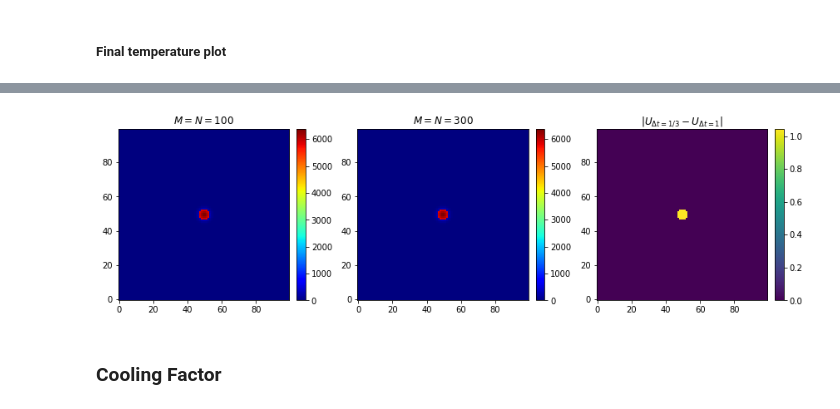
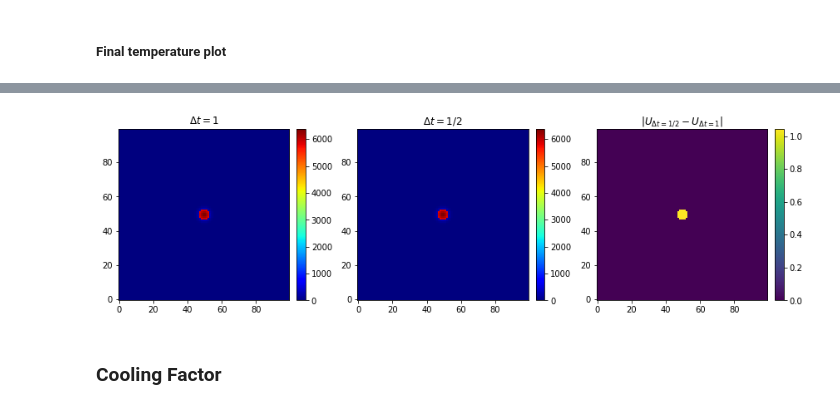
Before and after one commit to dsanmartin/INF383-PJ, a Jupyter notebook: model.ipynb, the cells around one changed output, grey strips where cells are left out. Cells and saved outputs as stored; diff of their text form; code cells hidden in the pictures.

```diff
--- a/model.ipynb
+++ b/model.ipynb
@@ -145,16 +139,16 @@ def temperatureFocus(M, N):
     temperature = temperature + A * 600
     return temperature, A
 # %%
-def temperatureFocus2(M, N, radius=20):
+def temperatureFocus2(M, N, radius=20, dom=1, shape=-1000):
     # Initial trees burning
     tree = np.zeros((M,N))
     tree[M//2, N//2] = 1
     tree[M//2+1, N//2] = 1
     # Initial temperature
-    x = np.linspace(0, 1, N)
-    y = np.linspace(0, 1, M)
+    x = np.linspace(0, dom, N)
+    y = np.linspace(0, dom, M)
     X, Y = np.meshgrid(x, y)
-    temperature = 1e3*np.exp(-1000*((X-.5)**2 + (Y-.5)**2))
+    temperature = 1e3*np.exp(shape*((X-dom/2)**2 + (Y-dom/2)**2))
     #temperature = np.zeros((M,N))
     #temperature = temperature + tree * 600
     fuel = np.zeros((M,N))
@@ -719,16 +700,16 @@ print(np.max(Tzt2[-1]))
 plt.figure(figsize=(12, 14))
 plt.subplot(1, 3, 1)
 plt.imshow(Tzt1[-1], origin="lower", cmap=plt.cm.jet)
-plt.title(r"$M=N=100$")
+plt.title(r"$\Delta t = 1$")
 plt.colorbar(fraction=0.046, pad=0.04)
 plt.subplot(1, 3, 2)
 plt.imshow(Tzt2[-1], origin="lower", cmap=plt.cm.jet)
-plt.title(r"$M=N=300$")
+plt.title(r"$\Delta t = 1/2$")
 plt.colorbar(fraction=0.046, pad=0.04)
 plt.subplot(1, 3, 3)
 plt.imshow(np.abs(Tzt2[-1] - Tzt1[-1]), origin="lower")
 plt.colorbar(fraction=0.046, pad=0.04)
-plt.title(r"$|U_{\Delta t = 1/3}-U_{\Delta t = 1}|$")
+plt.title(r"$|U_{\Delta t = 1/2}-U_{\Delta t = 1}|$")
 print("Error dt=1/2, dt=1: ", np.linalg.norm(Tzt2[-1].flatten() - Tzt1[-1].flatten(), np.inf))
 plt.tight_layout()
 plt.show()
@@ -737,4 +718,4 @@ Error dt=1/2, dt=1:  1.0462247810837653
-[figure, old version]
+[figure, new version]
 # %% [markdown]
 ### Cooling Factor
 # %% [markdown]
```
Also changed, not shown: parts of 61 cells of this notebook, 2 other files.
